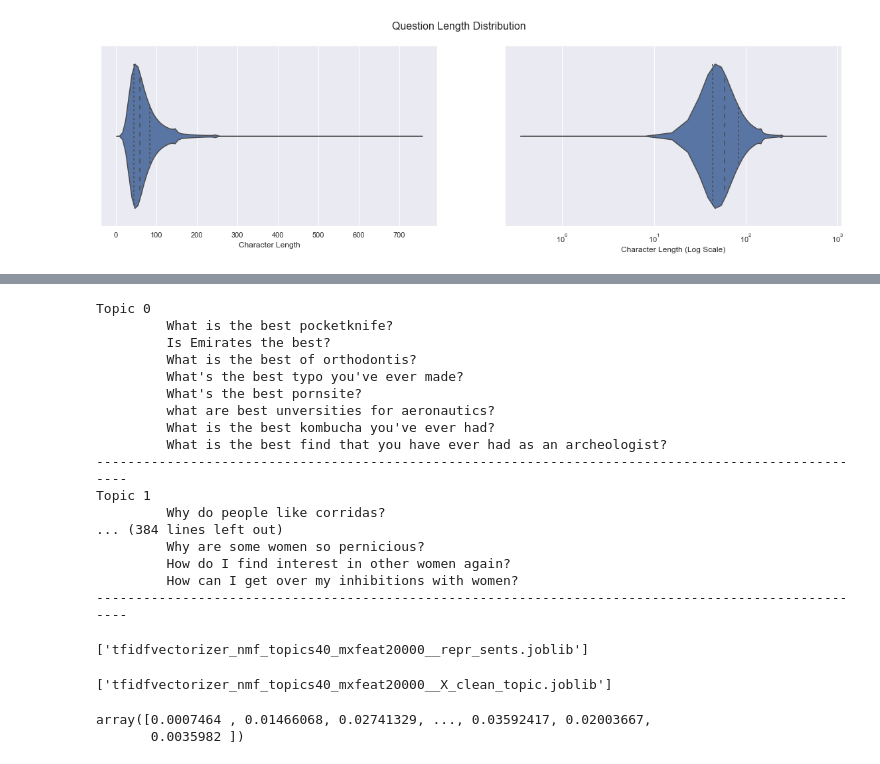
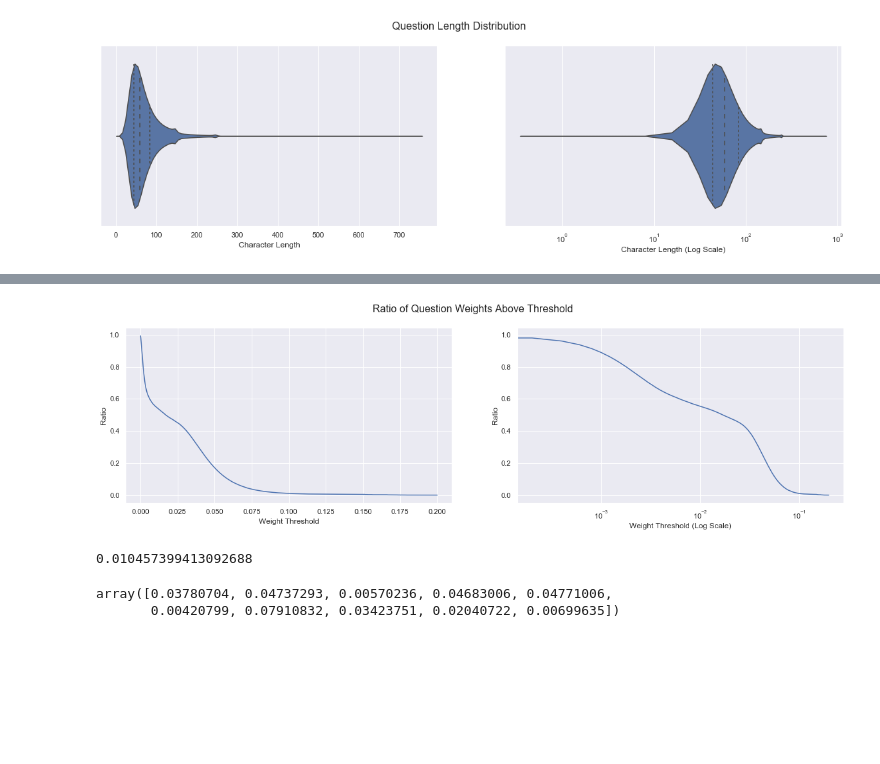
Before and after one commit to MattEding/Quora-Topic-Modelling, a Jupyter notebook: quora_topic_modeling-v2.ipynb, the cells around one changed output, grey strips where cells are left out. Drawn from its saved outputs; the diff is of its cells as text; code cells hidden in the pictures; blank space fills up the shorter version.

```diff
--- a/quora_topic_modeling-v2.ipynb
+++ b/quora_topic_modeling-v2.ipynb
@@ -216,38 +194,31 @@ repr_sents = X['question_text'].values[repr_idxs]
-# %%
-for i, sents in enumerate(repr_sents):
-    print(f'Topic {i}')
-    for sent in sents:
-        print('\t', sent)
-    print('-' * 100)
-# %% [output]
-Topic 0
-         What is the best pocketknife?
-         Is Emirates the best?
-         What is the best of orthodontis?
-         What's the best typo you've ever made?
-         What's the best pornsite?
-         what are best unversities for aeronautics?
-         What is the best kombucha you've ever had?
-         What is the best find that you have ever had as an archeologist?
-----------------------------------------------------------------------------------------------------
-Topic 1
-         Why do people like corridas?
-... (384 lines left out)
-         Why are some women so pernicious?
-         How do I find interest in other women again?
-         How can I get over my inhibitions with women?
-----------------------------------------------------------------------------------------------------
-# %%
-joblib.dump(repr_sents, f'{file_prefix}__repr_sents.joblib')
-# %% [output]
-['tfidfvectorizer_nmf_topics40_mxfeat20000__repr_sents.joblib']
 # %%
-# Label sentences to their best topic
+# Label sentences to their best topic & corresp weight
 X['topic'] = np.argmax(X_new, axis=1)
+X['weight'] = np.max(X_new, axis=1)
 
-joblib.dump(X, f'{file_prefix}__X_clean_topic.joblib')
+joblib.dump(X, f'{file_prefix}__X_clean_topic.joblib');
-# %% [output]
-['tfidfvectorizer_nmf_topics40_mxfeat20000__X_clean_topic.joblib']
+# %%
+stop = np.ceil(X['weight'].max() * 100) / 100
+xs = np.linspace(0, stop, 1000)
+ys = np.empty_like(xs)
+for i, x in enumerate(xs):
+    ys[i] = np.sum(X['weight'] > x) / len(X)
+
+fig, (ax0, ax1) = plt.subplots(nrows=1, ncols=2, figsize=(20, 5))
+fig.suptitle('Ratio of Question Weights Above Threshold', fontsize=16)
+
+ax0.plot(xs, ys)
+ax0.set_xlabel('Weight Threshold')
+ax0.set_ylabel('Ratio')
+
+ax1.plot(xs, ys)
+ax1.set_xscale('log')
+ax1.set_xlabel('Weight Threshold (Log Scale)')
+ax1.set_ylabel('Ratio')
+
+plt.savefig(f'{file_prefix}__thresh_ratio.png');
+# %% [output]
+[figure, added]
 # %%
 # checking out likelihoods that a question should be classified as a topic
 # may want a threshold for topics / allow for multiple topics if numbers are relatively close
@@ -254,6 +229,11 @@ joblib.dump(X, f'{file_prefix}__X_clean_topic.joblib')
+# %%
+gt = X['weight'] > 0.1
+gt.sum() / len(probs)
+# %% [output]
+0.010457399413092688
 # %%
-np.max(X_new, axis=1)
+np.max(X_new, axis=1)[-10:]
 # %% [output]
-array([0.0007464 , 0.01466068, 0.02741329, ..., 0.03592417, 0.02003667,
-       0.0035982 ])
+array([0.03780704, 0.04737293, 0.00570236, 0.04683006, 0.04771006,
+       0.00420799, 0.07910832, 0.03423751, 0.02040722, 0.00699635])
 # %%
```
Also changed, not shown: parts of 24 cells of this notebook, 1 other file.
